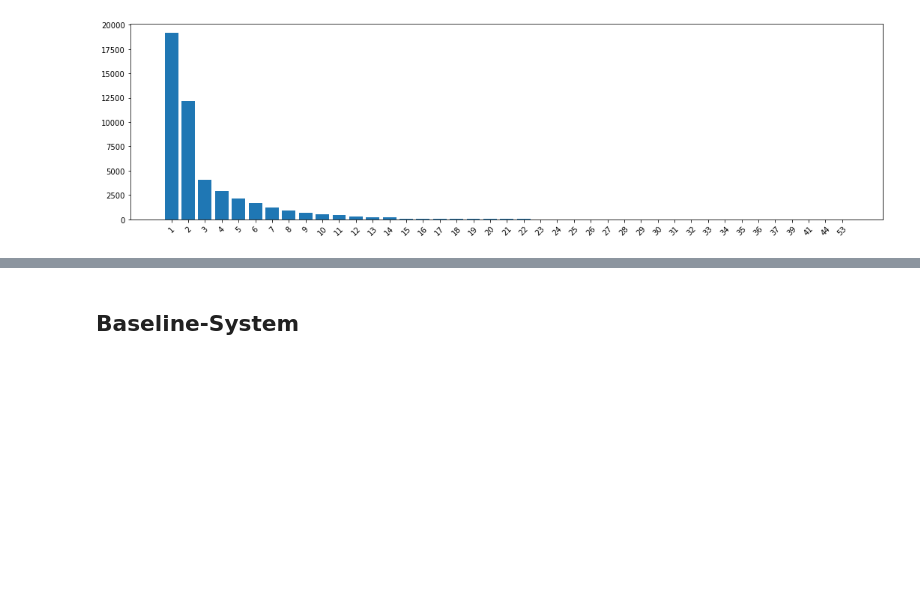
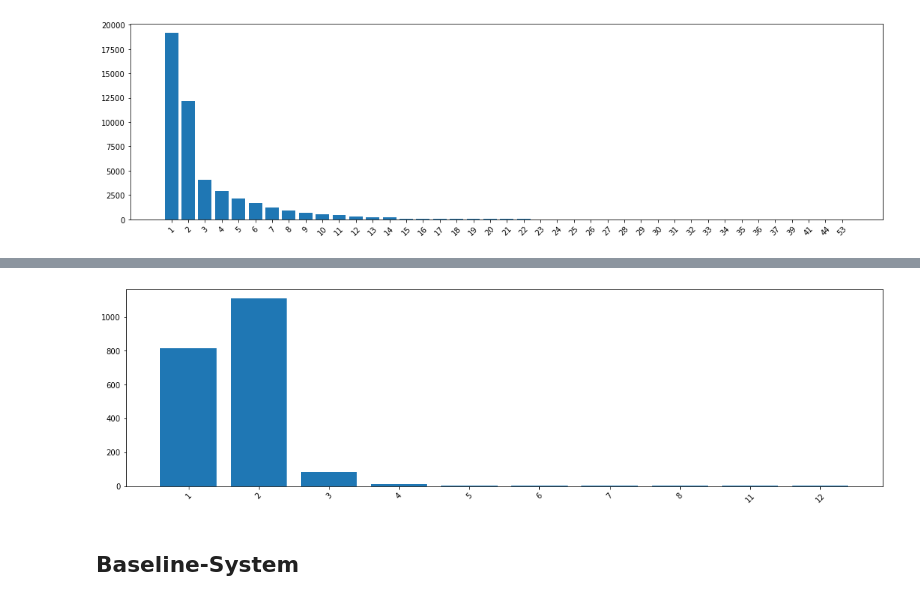
Before and after one commit to jhabr/xcs224u_final_paper, a Jupyter notebook: code/colors_in_context.ipynb, the cells around one changed output, grey strips where cells are left out. Drawn from its saved outputs; the diff is of its cells as text; code cells hidden in the pictures; blank space fills up the shorter version.

```diff
--- a/code/colors_in_context.ipynb
+++ b/code/colors_in_context.ipynb
@@ -122,0 +181,2 @@ plt.show()
+# %%
+bake_off_description_words = count_words(bake_off_examples)
@@ -123,3 +187,14 @@ plt.show()
+# %%
+plt.figure(figsize=(18, 4.8))
+plt.bar(
+    np.arange(len(list(bake_off_description_words.keys()))),
+    height=list(bake_off_description_words.values()),
+    tick_label=list(bake_off_description_words.keys())
+)
+plt.xticks(rotation=45)
+plt.show()
+# %% [output]
+[figure, added]
 # %% [markdown]
 ## Baseline-System
 # %% [markdown]
```
Also changed, not shown: parts of 20 cells of this notebook, 1 other file.
